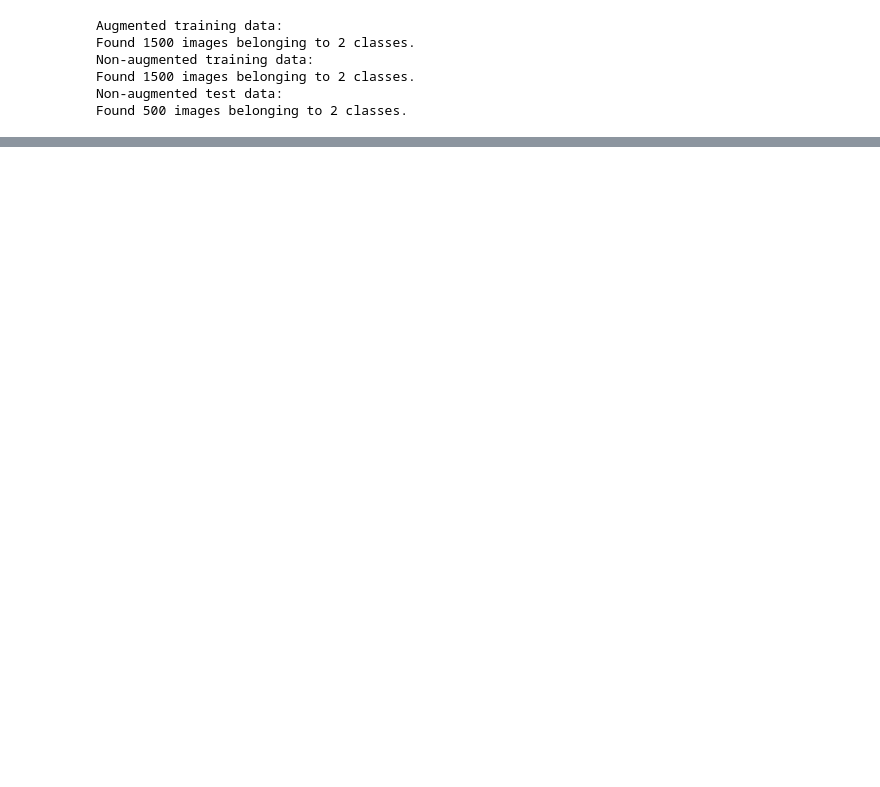
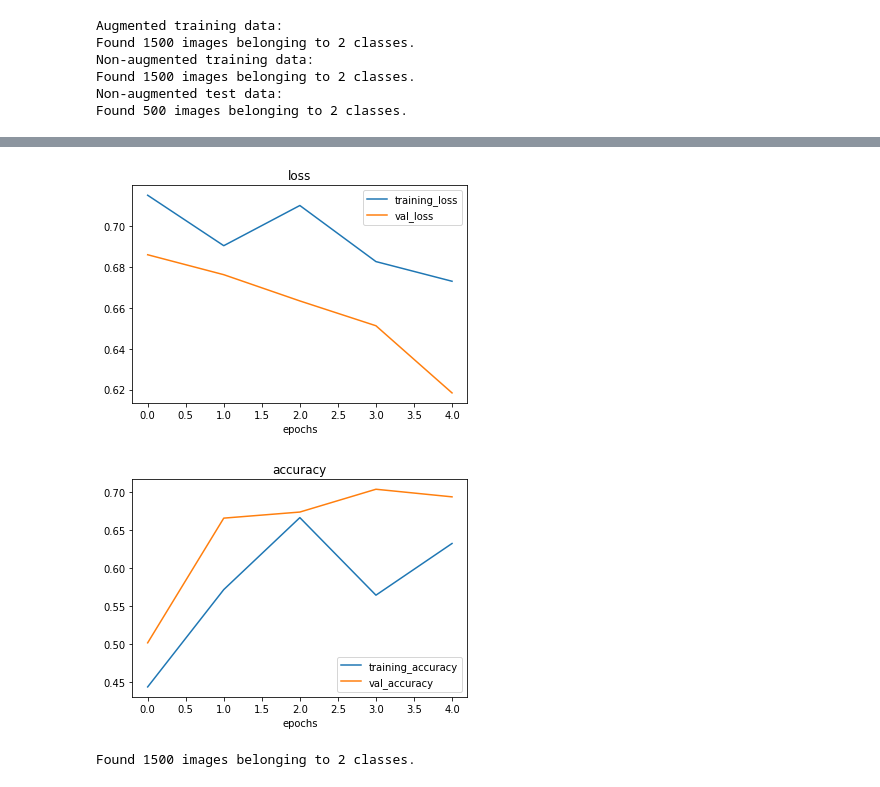
Before and after one commit to prachuryanath/TF-Learning, a Jupyter notebook: 03_convolutional_neural_networks_in_tensorflow.ipynb, the cells around one changed output, grey strips where cells are left out. Cells and saved outputs as stored; diff of their text form; code cells hidden in the pictures; blank space fills up the shorter version.

```diff
--- a/03_convolutional_neural_networks_in_tensorflow.ipynb
+++ b/03_convolutional_neural_networks_in_tensorflow.ipynb
@@ -735,0 +736,24 @@ showing image number: 17
+# %%
+# Create the model (same as model_5)
+model_6 = Sequential([
+  Conv2D(10, 3, activation='relu', input_shape=(224, 224, 3)),
+  MaxPool2D(pool_size=2), # reduce number of features by half
+  Conv2D(10, 3, activation='relu'),
+  MaxPool2D(),
+  Conv2D(10, 3, activation='relu'),
+  MaxPool2D(),
+  Flatten(),
+  Dense(1, activation='sigmoid')
+])
+
+# Compile the model
+model_6.compile(loss='binary_crossentropy',
+                optimizer=Adam(),
+                metrics=['accuracy'])
+
+# Fit the model
+history_6 = model_6.fit(train_data_augmented, # changed to augmented training data
+                        epochs=5,
+                        steps_per_epoch=len(train_data_augmented),
+                        validation_data=test_data,
+                        validation_steps=len(test_data))
@@ -735,0 +779,15 @@ showing image number: 17
+# %%
+# Check model's performance history training on augmented data
+plot_loss_curves(history_6)
+# %% [output]
+[figure, added]
+[figure, added]
+# %%
+# Import data and augment it from directories
+train_data_augmented_shuffled = train_datagen_augmented.flow_from_directory(train_dir,
+                                                                            target_size=(224, 224),
+                                                                            batch_size=32,
+                                                                            class_mode='binary',
+                                                                            shuffle=True) # Shuffle data (default)
+# %% [output]
+Found 1500 images belonging to 2 classes.
```
Also changed, not shown: parts of 43 cells of this notebook.
